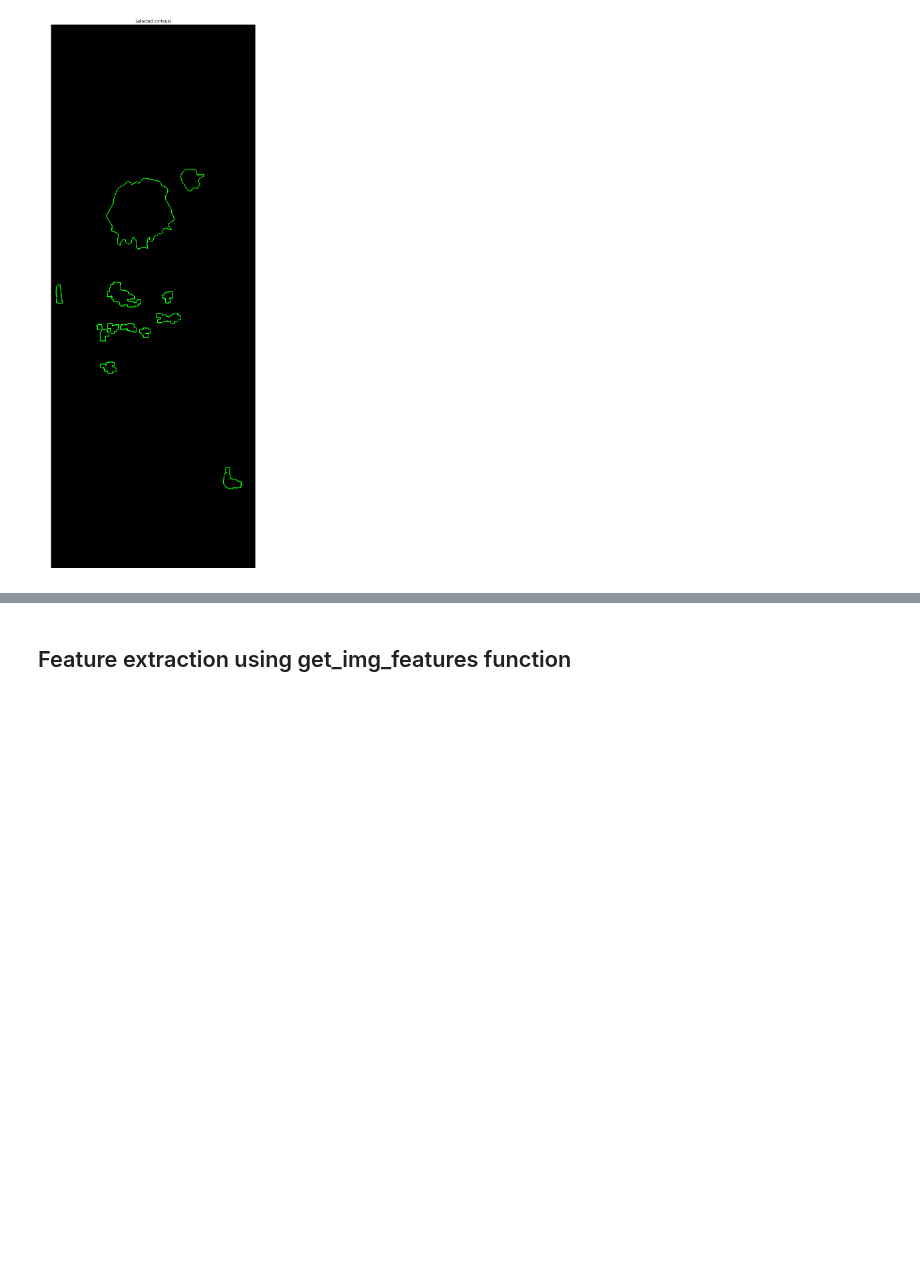
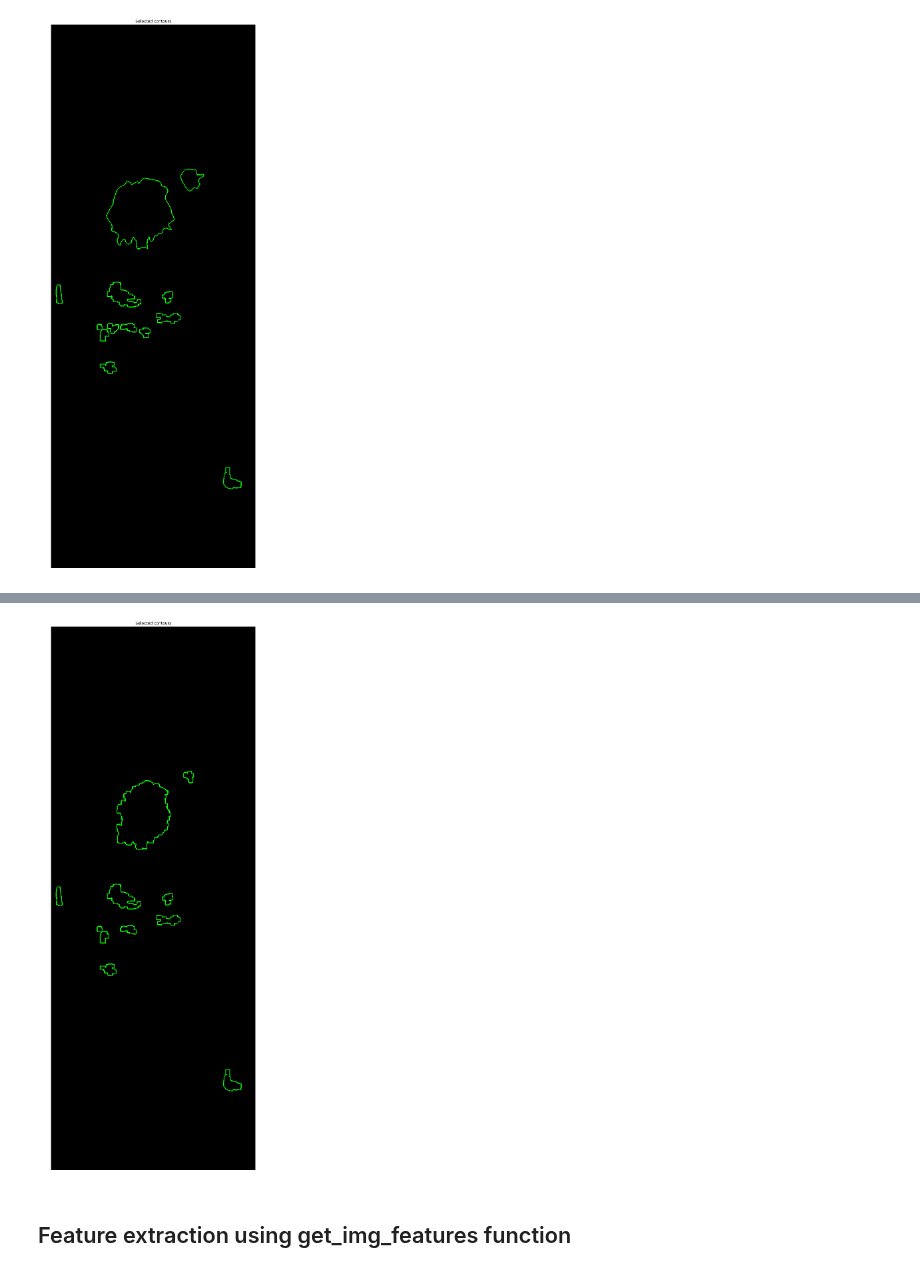
Before and after one commit to OlehKSS/IMMAS, a Jupyter notebook: examples/Features.ipynb, the cells around one changed output, grey strips where cells are left out. Cells and saved outputs as stored; diff of their text form; code cells hidden in the pictures; blank space fills up the shorter version.

Commit message:
Fixes #94. Train and test division of data was added.

```diff
--- a/examples/Features.ipynb
+++ b/examples/Features.ipynb
@@ -47,0 +30,8 @@ get_img_features(contour_max_number=10) method of immas.io.mammogram.MammogramIm
+# %%
+# training data
+features_train, contours_train = mm.get_img_features()
+
+# test data
+features_test, contours_test = mm.get_img_features(train=False)
+
+help(mm.get_img_features)
@@ -76,3 +103,13 @@ show_image_plt(img_color,'Selected contours')
+# %%
+mm_shape = mm.image_data.shape
+
+img_color = np.zeros((mm_shape[0], mm_shape[1], 3), dtype='uint8')
+
+cv2.drawContours(img_color, contours_test, -1, (0,255,0), 3)
+plt.figure(figsize=(30,30))
+show_image_plt(img_color,'Selected contours')
+# %% [output]
+[figure, added]
 # %% [markdown]
 ## Feature extraction using get_img_features function
 # %% [markdown]
```
Also changed, not shown: parts of 25 cells of this notebook, 5 other files.
